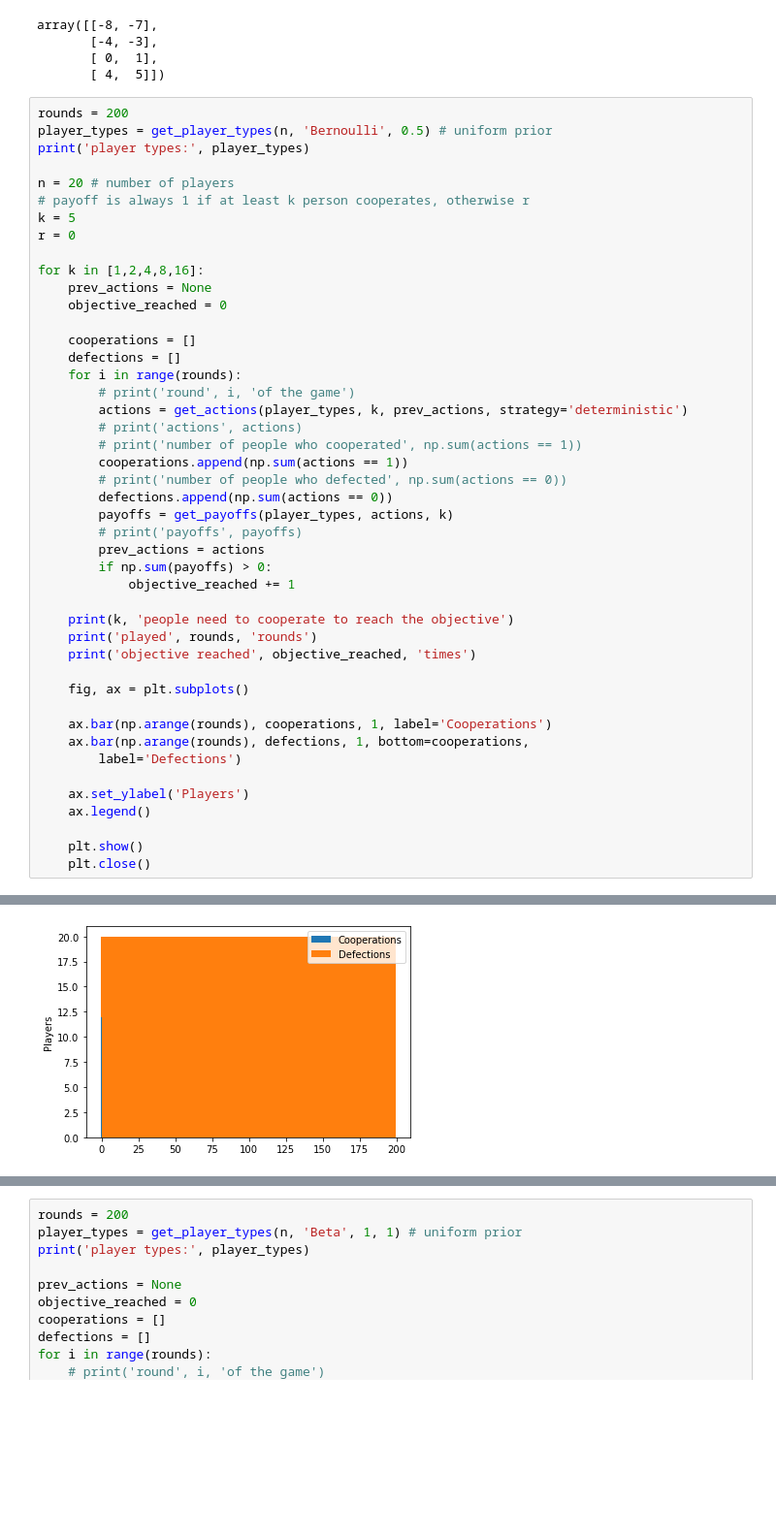
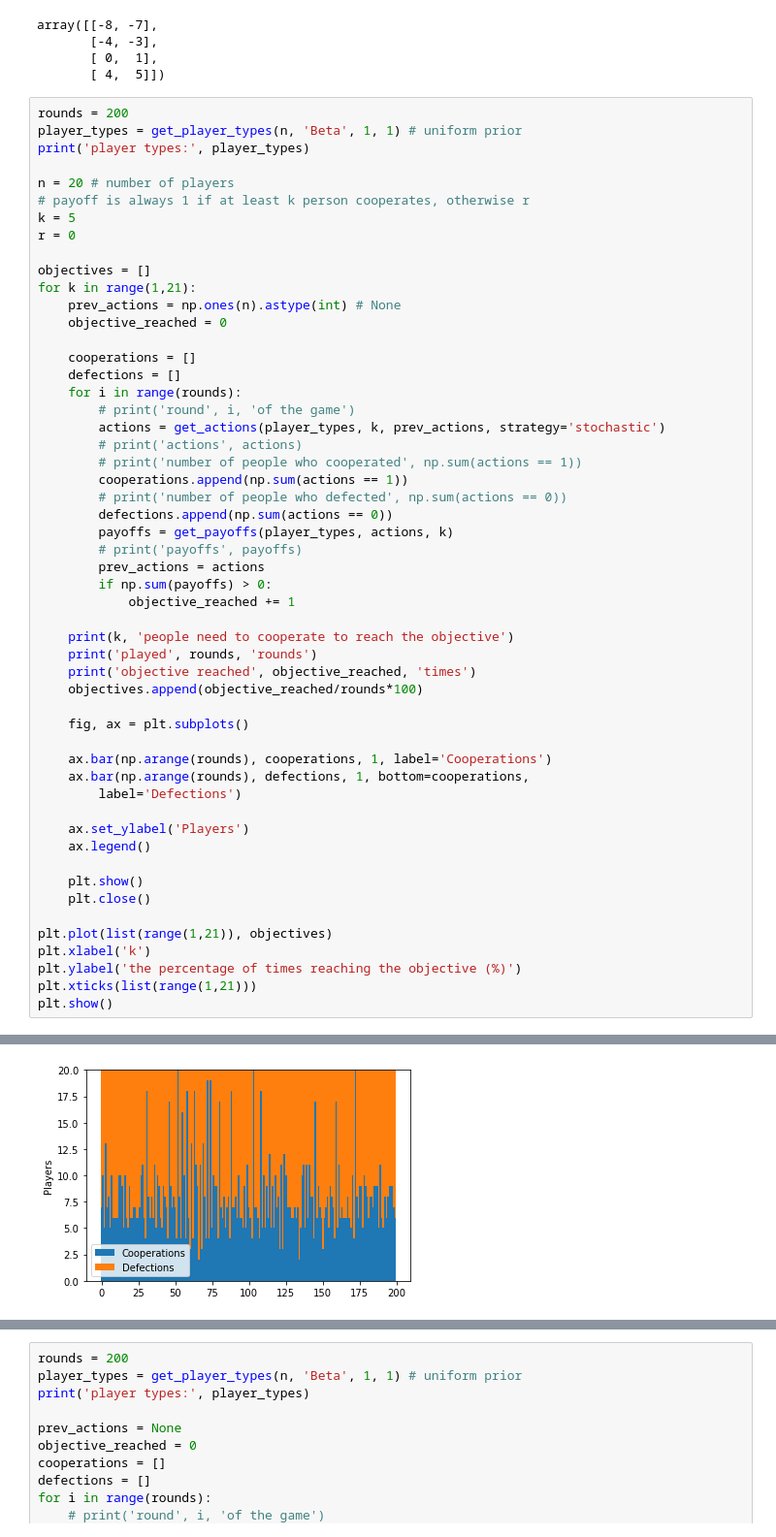
Before and after one commit to QianqianF/Volunteers-dilemma, a Jupyter notebook: VDI_simulation.ipynb, the cells around one changed output, grey strips where cells are left out. Shown at 97% size. Drawn from its saved outputs; the diff is of its cells as text; blank space fills up the shorter version.

```diff
--- a/VDI_simulation.ipynb
+++ b/VDI_simulation.ipynb
@@ -81,7 +81,7 @@ array([[-8, -7],
        [ 4,  5]])
 # %%
 rounds = 200
-player_types = get_player_types(n, 'Bernoulli', 0.5) # uniform prior
+player_types = get_player_types(n, 'Beta', 1, 1) # uniform prior
 print('player types:', player_types)
 
 n = 20 # number of players
@@ -89,15 +89,16 @@ n = 20 # number of players
 k = 5
 r = 0
 
-for k in [1,2,4,8,16]:
-    prev_actions = None
+objectives = []
+for k in range(1,21):
+    prev_actions = np.ones(n).astype(int) # None
     objective_reached = 0
 
     cooperations = []
     defections = []
     for i in range(rounds):
         # print('round', i, 'of the game')
-        actions = get_actions(player_types, k, prev_actions, strategy='deterministic')
+        actions = get_actions(player_types, k, prev_actions, strategy='stochastic')
         # print('actions', actions)
         # print('number of people who cooperated', np.sum(actions == 1))
         cooperations.append(np.sum(actions == 1))
@@ -112,6 +113,7 @@ for k in [1,2,4,8,16]:
     print(k, 'people need to cooperate to reach the objective')
     print('played', rounds, 'rounds')
     print('objective reached', objective_reached, 'times')
+    objectives.append(objective_reached/rounds*100)
 
     fig, ax = plt.subplots()
 
@@ -124,4 +126,10 @@ for k in [1,2,4,8,16]:
 
     plt.show()
     plt.close()
+
+plt.plot(list(range(1,21)), objectives)
+plt.xlabel('k')
+plt.ylabel('the percentage of times reaching the objective (%)')
+plt.xticks(list(range(1,21)))
+plt.show()
 # %% [output]
@@ -149 +159 @@ objective reached 0 times
-[figure, old version]
+[figure, new version]
```
Also changed, not shown: parts of 2 cells of this notebook.
